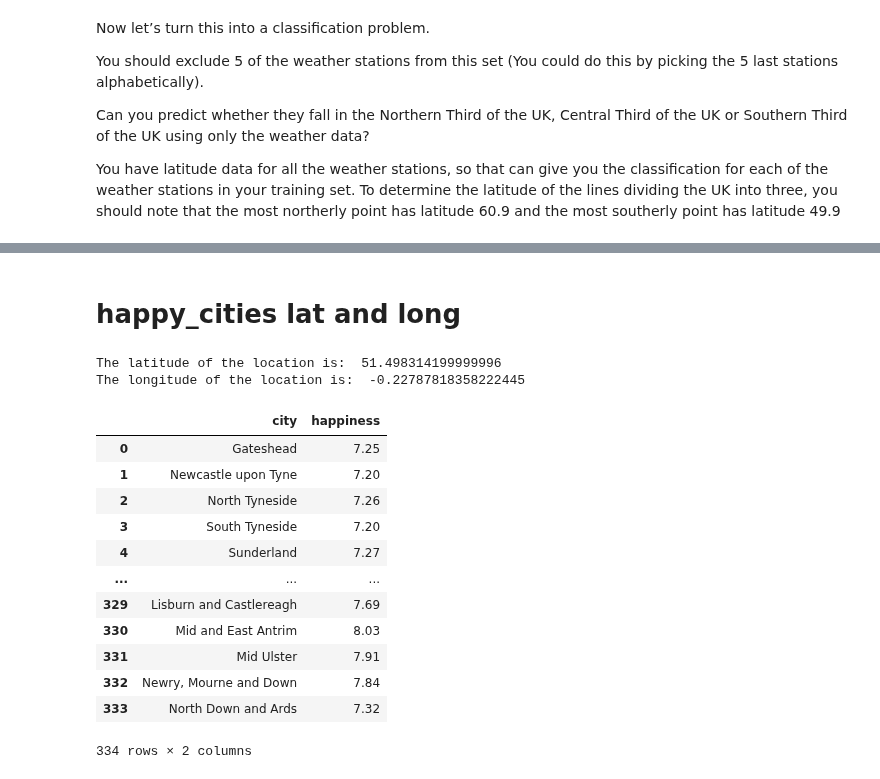
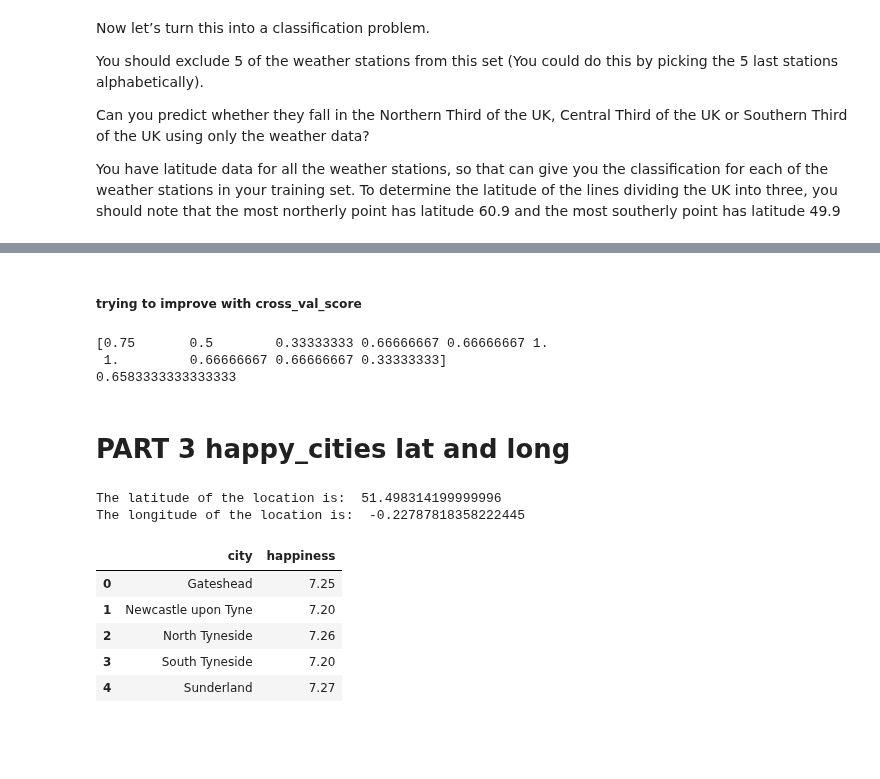
Before and after one commit to paxton615/Notes, a Jupyter notebook: Weather_stations/Download_station_data.ipynb, the cells around one changed output, grey strips where cells are left out. Cells and saved outputs as stored; diff of their text form; code cells hidden in the pictures; blank space fills up the shorter version.

```diff
--- a/Weather_stations/Download_station_data.ipynb
+++ b/Weather_stations/Download_station_data.ipynb
@@ -483,4 +546,15 @@ last_five = data
+# %% [markdown]
+##### trying to improve with cross_val_score
+# %%
+from sklearn.model_selection import cross_val_score
+accs = cross_val_score(logreg, X_train, y_train, cv=10)
+print(accs)
+print(np.mean(accs))
+# %% [output]
+[0.75       0.5        0.33333333 0.66666667 0.66666667 1.
+ 1.         0.66666667 0.66666667 0.33333333]
+0.6583333333333333
 # %% [markdown]
-# happy_cities lat and long
+# PART 3 happy_cities lat and long
 # %%
 geolocator = Nominatim(user_agent="MyApp")
@@ -495,19 +568,12 @@ The longitude of the location is:  -0.22787818358222445
 # %%
 happy_cities = pd.read_excel('/Users/paxton615/Github_Personal/Notes/Notes/Weather_stations/{}.xlsx'.format('happy_cities'))
 # %%
-happy_cities
+happy_cities.head()
 # %% [output]
 |  | city | happiness |
 | 0 | Gateshead | 7.25 |
 | 1 | Newcastle upon Tyne | 7.20 |
 | 2 | North Tyneside | 7.26 |
 | 3 | South Tyneside | 7.20 |
 | 4 | Sunderland | 7.27 |
-| ... | ... | ... |
-| 329 | Lisburn and Castlereagh | 7.69 |
-| 330 | Mid and East Antrim | 8.03 |
-| 331 | Mid Ulster | 7.91 |
-| 332 | Newry, Mourne and Down | 7.84 |
-| 333 | North Down and Ards | 7.32 |
-334 rows × 2 columns
 # %%
```
Also changed, not shown: parts of 27 cells of this notebook, 2 other files.
